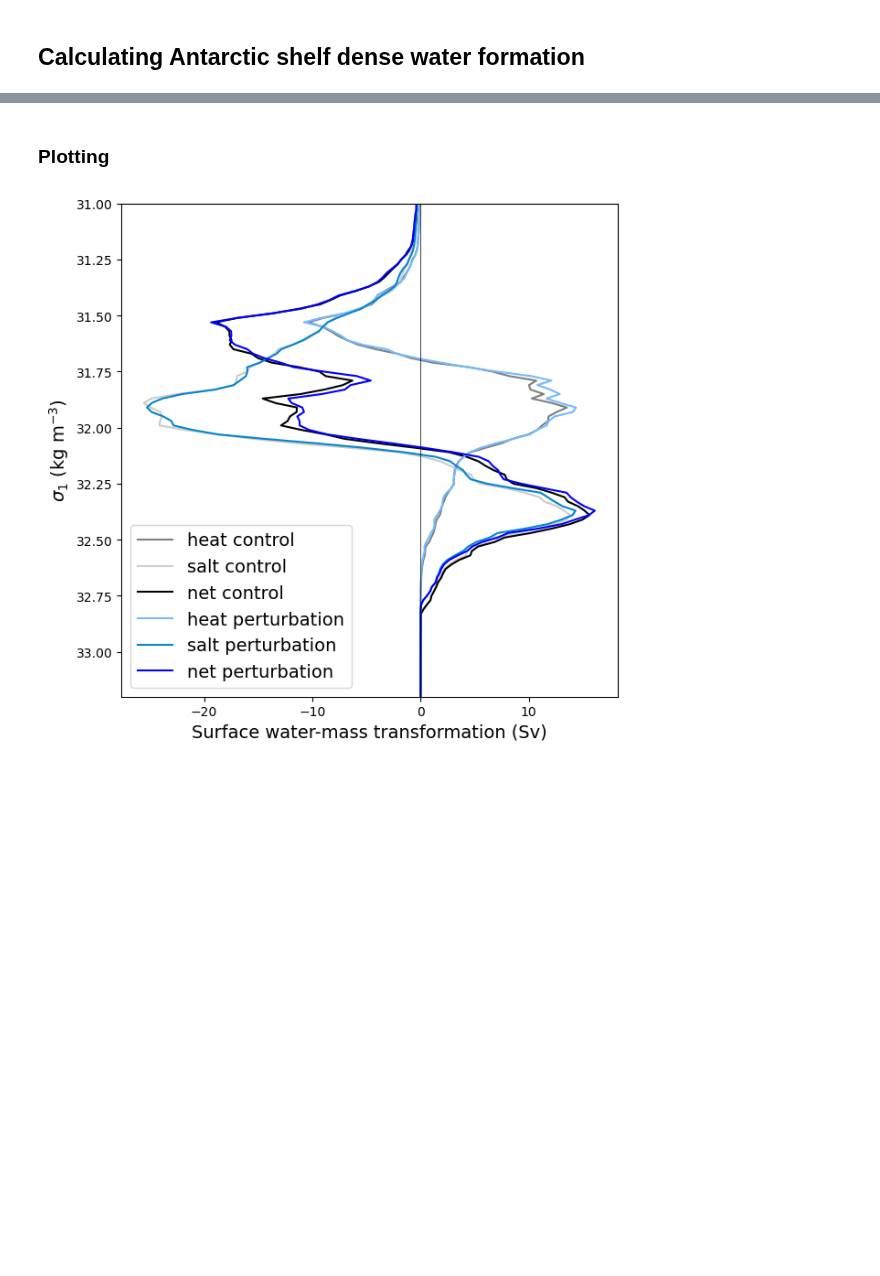
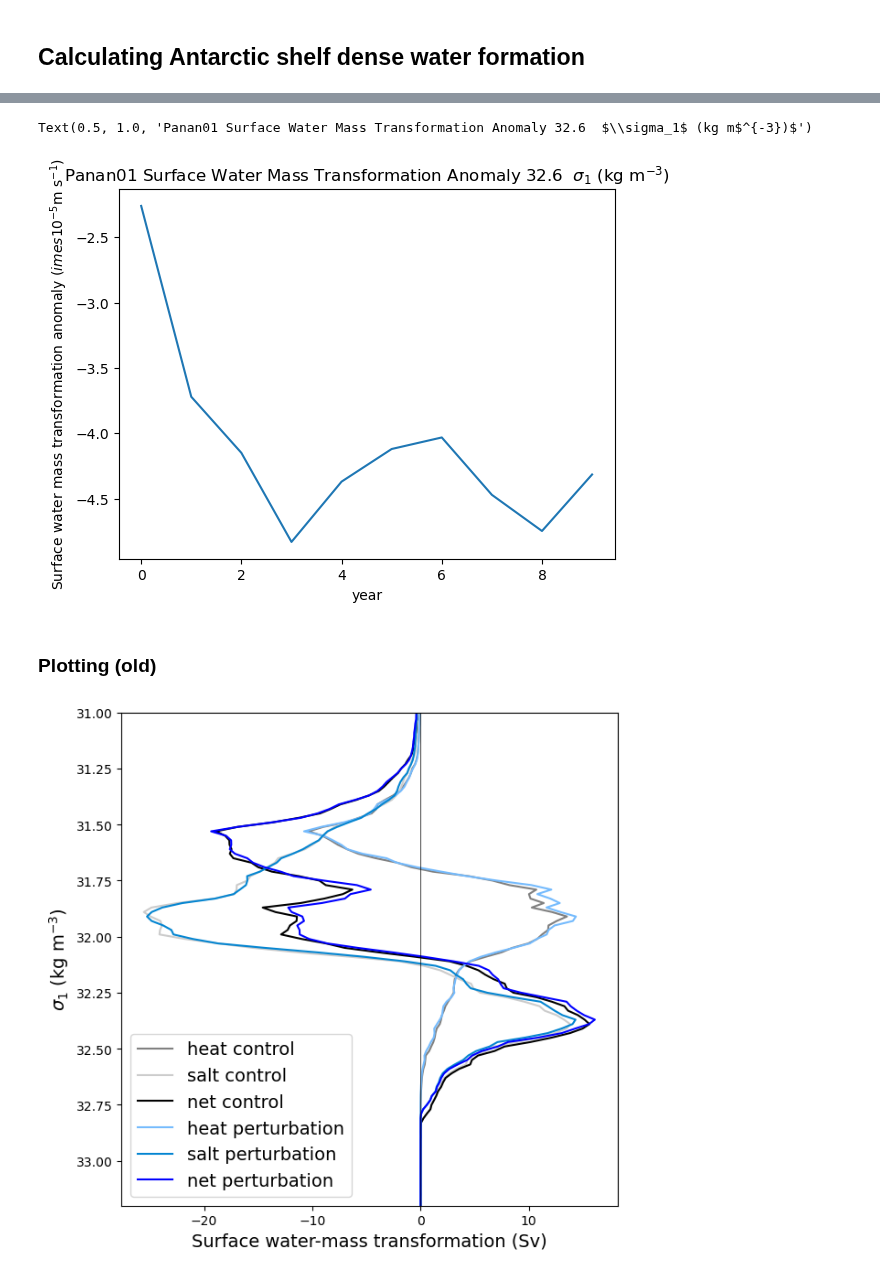
Before and after one commit to adele-morrison/panan-meltwater, a Jupyter notebook: notebooks/bottom_water_analysis/Pan01_SWMTtotal.ipynb, the cells around one changed output, grey strips where cells are left out. Cells and saved outputs as stored; diff of their text form; code cells hidden in the pictures; blank space fills up the shorter version.

```diff
--- a/notebooks/bottom_water_analysis/Pan01_SWMTtotal.ipynb
+++ b/notebooks/bottom_water_analysis/Pan01_SWMTtotal.ipynb
@@ -735 +743,3 @@ Attributes:
+# %%
+swmt_shelf_time_anom = swmt_shelf_melt_time - swmt_shelf_control_time
 # %%
@@ -760,5 +755,13 @@ Attributes:
+# %%
+swmt_shelf_time_anom.plot()
+plt.ylabel("Surface water mass transformation anomaly ($\times 10^{-5}$m s$^{-1}$)")
+plt.xlabel("year")
+plt.title("Panan01 Surface Water Mass Transformation Anomaly 32.6  $\sigma_1$ (kg m$^{-3})$")
+# %% [output]
+Text(0.5, 1.0, 'Panan01 Surface Water Mass Transformation Anomaly 32.6  $\\sigma_1$ (kg m$^{-3})$')
+[figure, added]
 # %% [markdown]
-### Plotting
+### Plotting (old)
 # %%
 area = xr.Dataset(ds_cont['area']).to_array().squeeze().drop_vars('variable')
 
```
Also changed, not shown: parts of 32 cells of this notebook, 7 other files.
